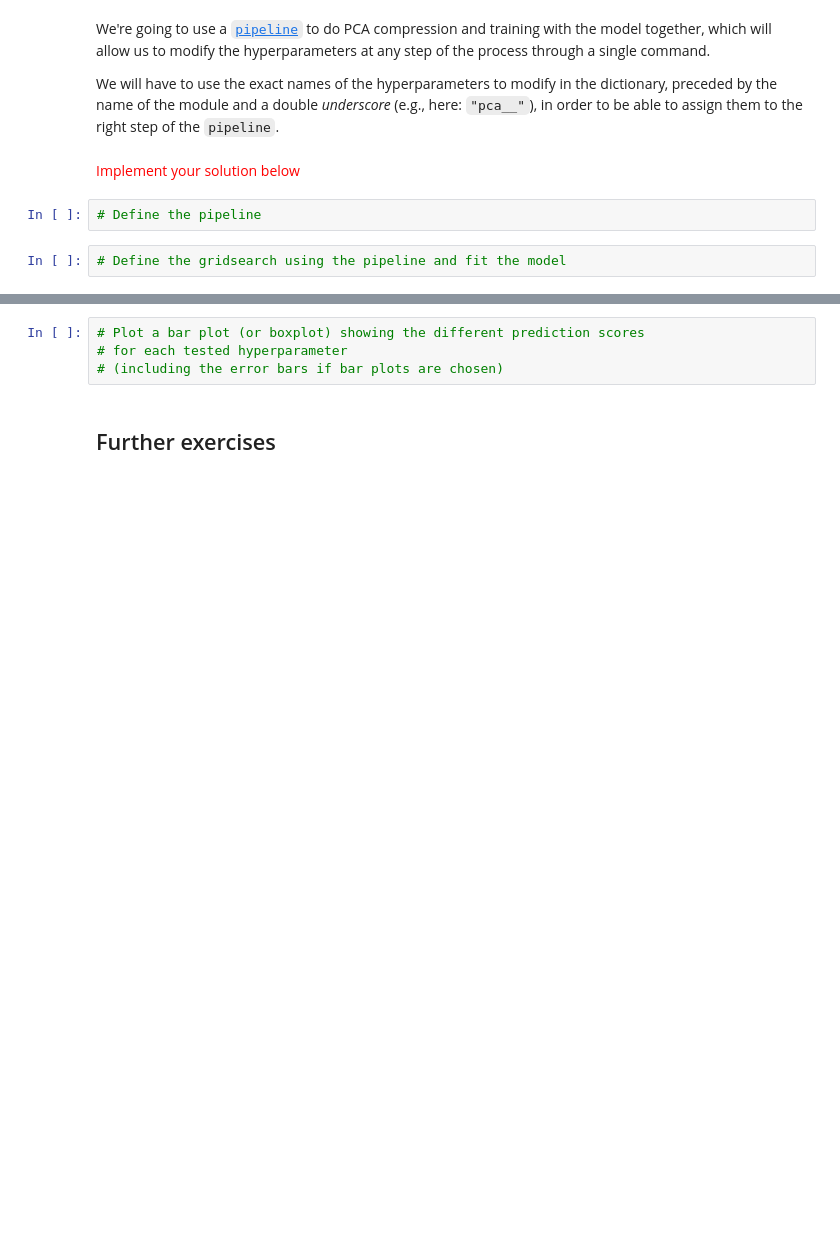
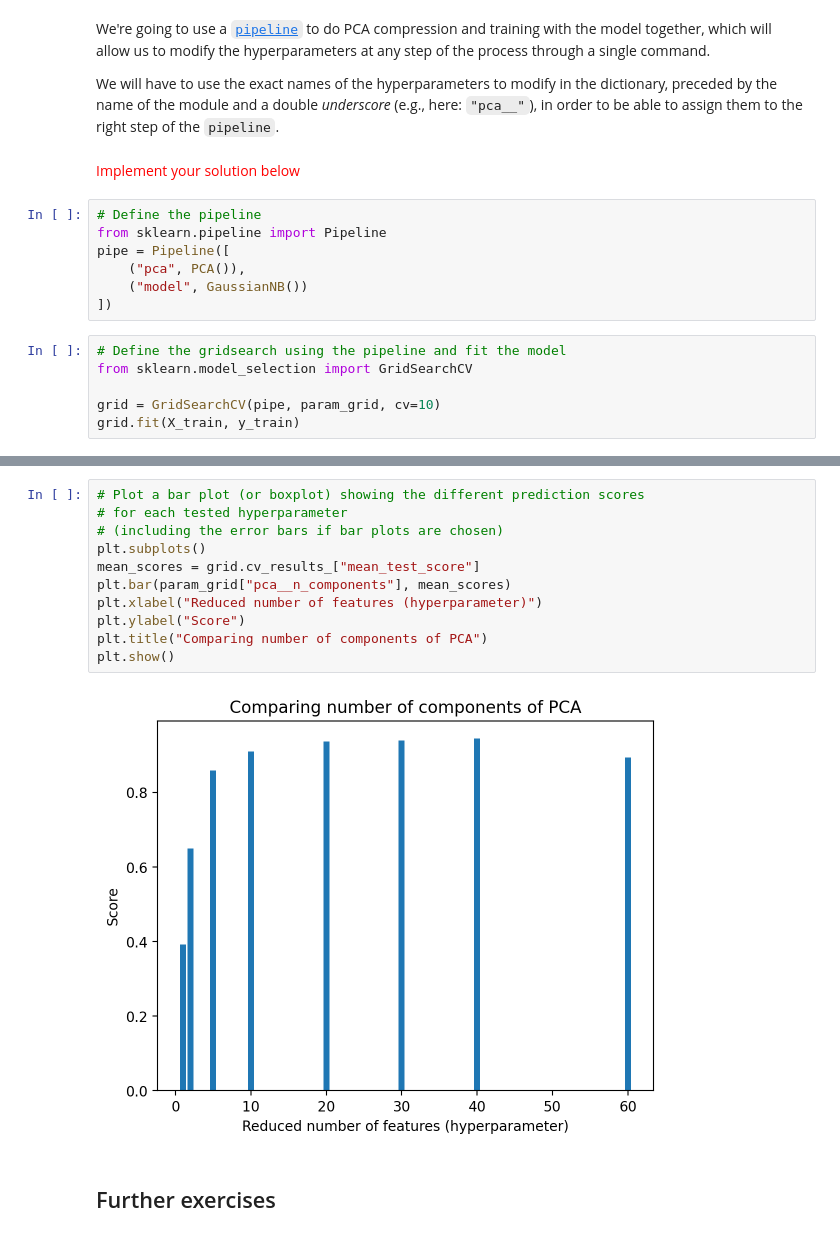
Before and after one commit to OloruntobiOlutola/Hands-on-ML, a Jupyter notebook: TP 2 - Scikit-Learn - Evaluation.ipynb, the cells around one changed output, grey strips where cells are left out. Saved outputs shown, nothing was run; the diff lists cells and outputs as text; blank space fills up the shorter version.

```diff
--- a/TP 2 - Scikit-Learn - Evaluation.ipynb
+++ b/TP 2 - Scikit-Learn - Evaluation.ipynb
@@ -271,5 +392,14 @@ We will have to use the exact names of the hyperparameters to modify in the dict
 <span style="color:red">Implement your solution below</span>
 # %%
 # Define the pipeline
+from sklearn.pipeline import Pipeline
+pipe = Pipeline([
+    ("pca", PCA()),
+    ("model", GaussianNB())
+])
 # %%
 # Define the gridsearch using the pipeline and fit the model
+from sklearn.model_selection import GridSearchCV
+
+grid = GridSearchCV(pipe, param_grid, cv=10)
+grid.fit(X_train, y_train)
@@ -279,7 +421,16 @@ We will have to use the exact names of the hyperparameters to modify in the dict
 # %%
 # Plot a bar plot (or boxplot) showing the different prediction scores
 # for each tested hyperparameter
 # (including the error bars if bar plots are chosen)
+plt.subplots()
+mean_scores = grid.cv_results_["mean_test_score"]
+plt.bar(param_grid["pca__n_components"], mean_scores)
+plt.xlabel("Reduced number of features (hyperparameter)")
+plt.ylabel("Score")
+plt.title("Comparing number of components of PCA")
+plt.show()
+# %% [output]
+[figure, added]
 # %% [markdown]
 ## Further exercises
 # %% [markdown]
```
Also changed, not shown: parts of 15 cells of this notebook.
